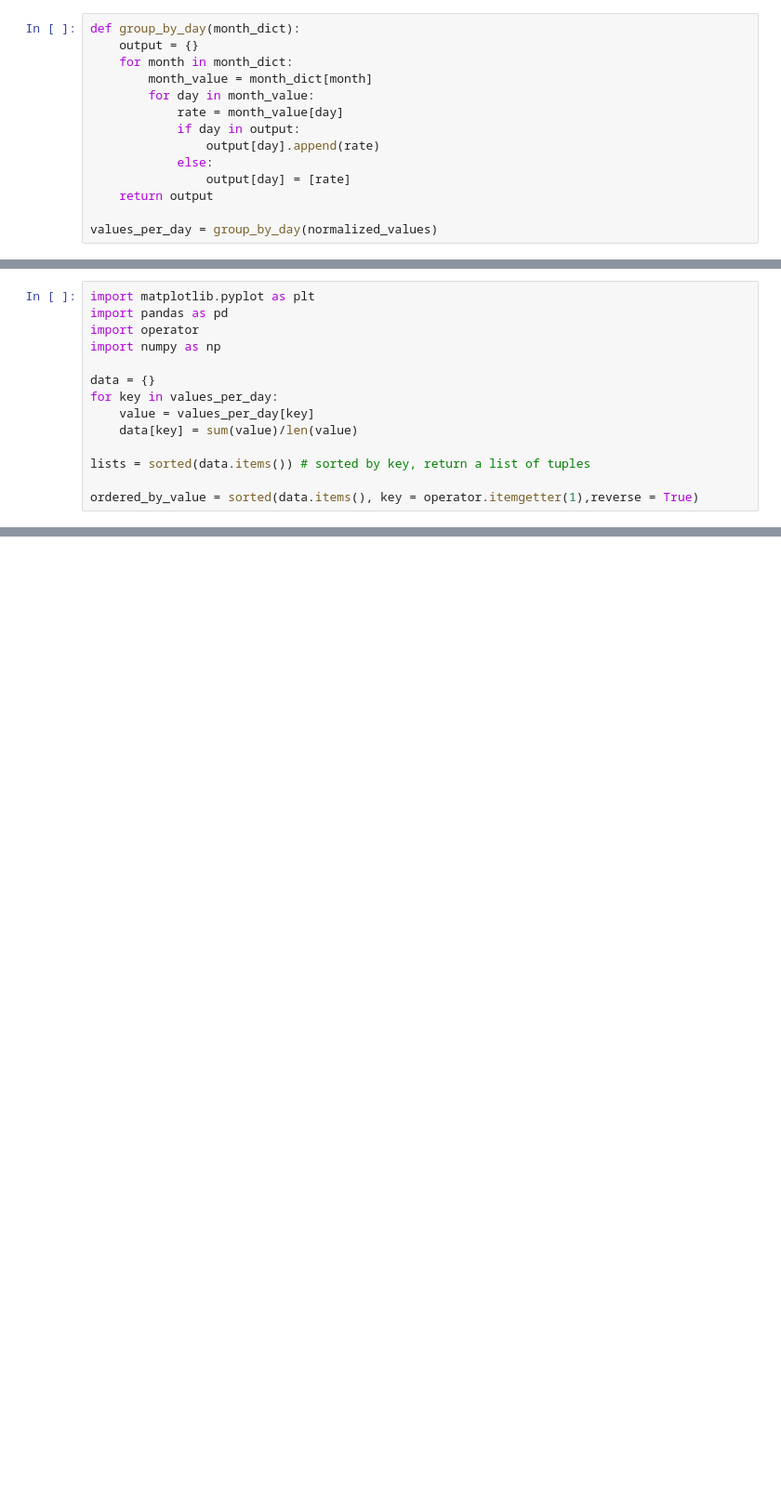
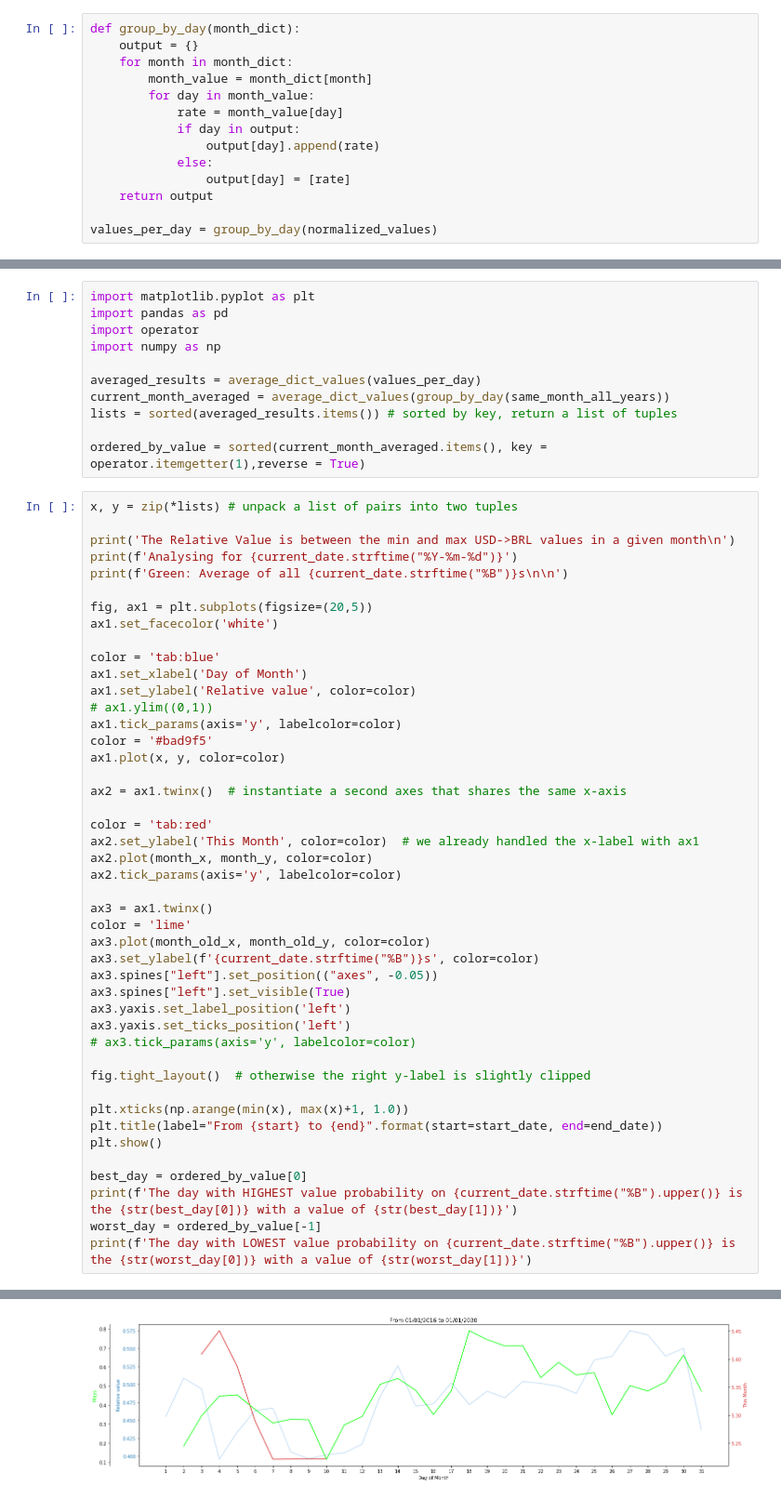
Before and after one commit to marciogranzotto/notebooks, a Jupyter notebook: Dolar.ipynb, the cells around one changed output, grey strips where cells are left out. Shown at 93% size. Drawn from its saved outputs; the diff is of its cells as text; blank space fills up the shorter version.

```diff
--- a/Dolar.ipynb
+++ b/Dolar.ipynb
@@ -112,11 +130,54 @@ import pandas as pd
 import operator
 import numpy as np
 
-data = {}
-for key in values_per_day:
-    value = values_per_day[key]
-    data[key] = sum(value)/len(value)
+averaged_results = average_dict_values(values_per_day)
+current_month_averaged = average_dict_values(group_by_day(same_month_all_years))
+lists = sorted(averaged_results.items()) # sorted by key, return a list of tuples
 
-lists = sorted(data.items()) # sorted by key, return a list of tuples
-
-ordered_by_value = sorted(data.items(), key = operator.itemgetter(1),reverse = True)
+ordered_by_value = sorted(current_month_averaged.items(), key = operator.itemgetter(1),reverse = True)
+# %%
+x, y = zip(*lists) # unpack a list of pairs into two tuples
+
+print('The Relative Value is between the min and max USD->BRL values in a given month\n')
+print(f'Analysing for {current_date.strftime("%Y-%m-%d")}')
+print(f'Green: Average of all {current_date.strftime("%B")}s\n\n')
+
+fig, ax1 = plt.subplots(figsize=(20,5))
+ax1.set_facecolor('white')
+
+color = 'tab:blue'
+ax1.set_xlabel('Day of Month')
+ax1.set_ylabel('Relative value', color=color)
+# ax1.ylim((0,1))
+ax1.tick_params(axis='y', labelcolor=color)
+color = '#bad9f5'
+ax1.plot(x, y, color=color)
+
+ax2 = ax1.twinx()  # instantiate a second axes that shares the same x-axis
+
+color = 'tab:red'
+ax2.set_ylabel('This Month', color=color)  # we already handled the x-label with ax1
+ax2.plot(month_x, month_y, color=color)
+ax2.tick_params(axis='y', labelcolor=color)
+
+ax3 = ax1.twinx()
+color = 'lime'
+ax3.plot(month_old_x, month_old_y, color=color)
+ax3.set_ylabel(f'{current_date.strftime("%B")}s', color=color)
+ax3.spines["left"].set_position(("axes", -0.05))
+ax3.spines["left"].set_visible(True)
+ax3.yaxis.set_label_position('left')
+ax3.yaxis.set_ticks_position('left')
+# ax3.tick_params(axis='y', labelcolor=color)
+
+fig.tight_layout()  # otherwise the right y-label is slightly clipped
+
+plt.xticks(np.arange(min(x), max(x)+1, 1.0))
+plt.title(label="From {start} to {end}".format(start=start_date, end=end_date))
+plt.show()
+
+best_day = ordered_by_value[0]
+print(f'The day with HIGHEST value probability on {current_date.strftime("%B").upper()} is the {str(best_day[0])} with a value of {str(best_day[1])}')
+worst_day = ordered_by_value[-1]
+print(f'The day with LOWEST value probability on {current_date.strftime("%B").upper()} is the {str(worst_day[0])} with a value of {str(worst_day[1])}')
+# %% [output]
@@ -122,0 +188 @@ ordered_by_value = sorted(data.items(), key = operator.itemgetter(1),reverse = T
+[figure, added]
```
Also changed, not shown: parts of 10 cells of this notebook.
